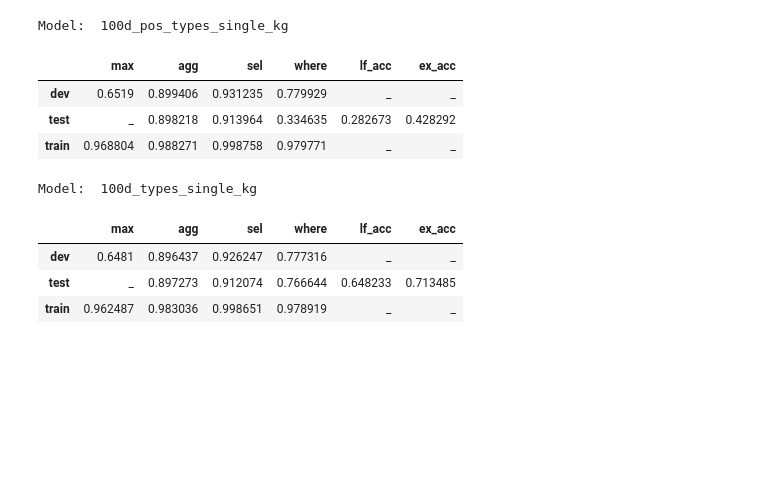
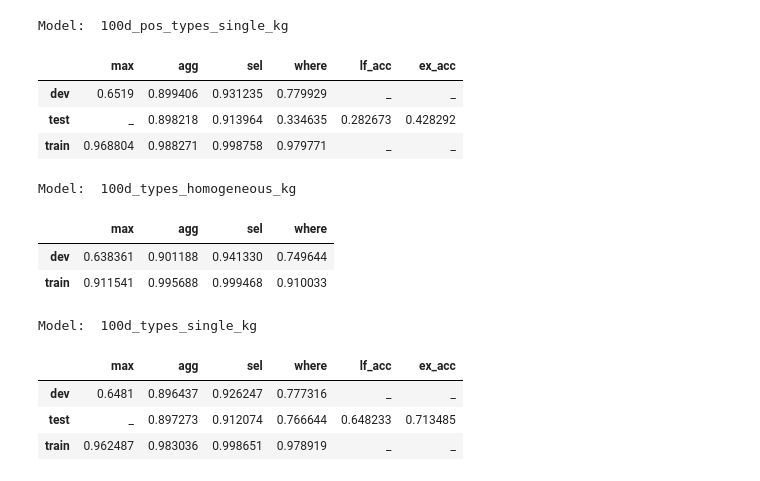
Before and after one commit to LukasMut/TypeSQL-plus-BERT, a Jupyter notebook: results.ipynb, the cells around one changed output. Cells and saved outputs as stored; diff of their text form; code cells hidden in the pictures; blank space fills up the shorter version.

```diff
--- a/results.ipynb
+++ b/results.ipynb
@@ -101,6 +101,13 @@ Model:  100d_pos_types_single_kg
 | dev | 0.6519 | 0.899406 | 0.931235 | 0.779929 | _ | _ |
 | test | _ | 0.898218 | 0.913964 | 0.334635 | 0.282673 | 0.428292 |
 | train | 0.968804 | 0.988271 | 0.998758 | 0.979771 | _ | _ |
+# %%
+mk_dataframe(next(iter(results_train)))
+# %% [output]
+Model:  100d_types_homogeneous_kg
+|  | max | agg | sel | where |
+| dev | 0.638361 | 0.901188 | 0.941330 | 0.749644 |
+| train | 0.911541 | 0.995688 | 0.999468 | 0.910033 |
 # %%
 mk_dataframe(next(iter(results_train)), next(iter(results_test)))
 # %% [output]
```
Also changed, not shown: parts of 2 cells of this notebook, 3 other files.
